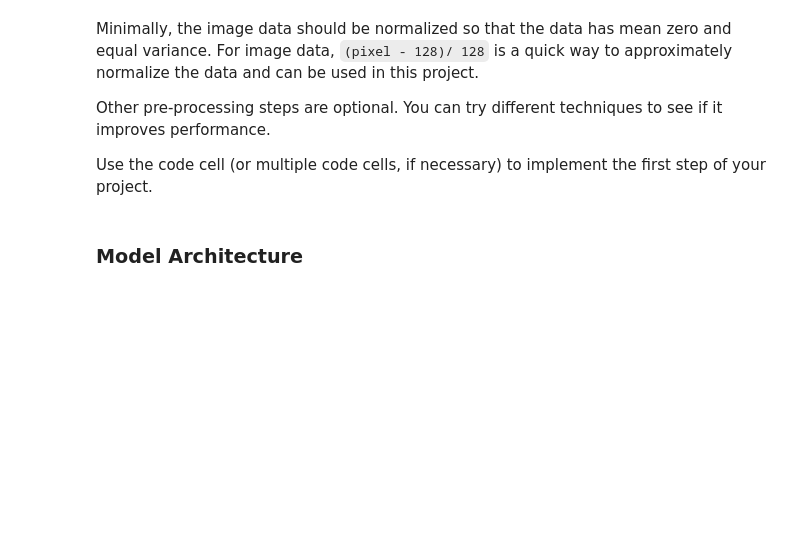
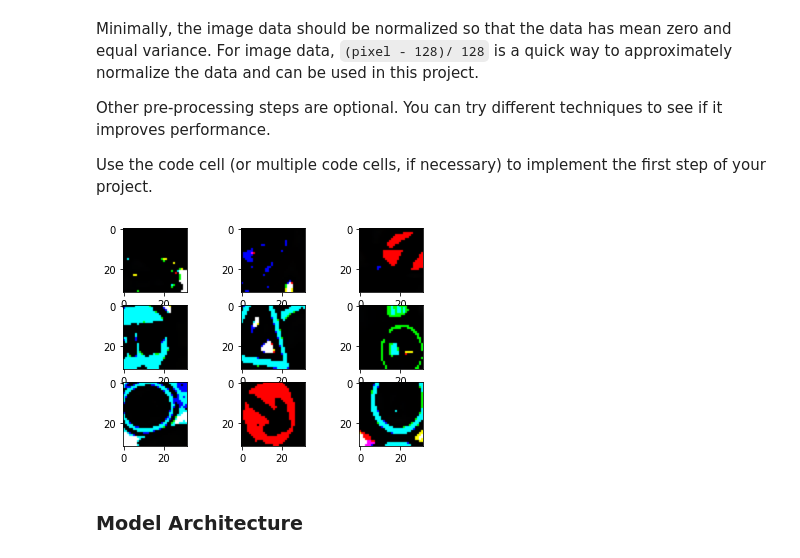
Before and after one commit to RamadanAhmed/CarND-Traffic-Sign-Classifier-Project, a Jupyter notebook: Traffic_Sign_Classifier.ipynb, the cells around one changed output. Drawn from its saved outputs; the diff is of its cells as text; code cells hidden in the pictures; blank space fills up the shorter version.

Commit message:
Add Pre-processing Step using Keras

```diff
--- a/Traffic_Sign_Classifier.ipynb
+++ b/Traffic_Sign_Classifier.ipynb
@@ -127,6 +138,46 @@ Use the code cell (or multiple code cells, if necessary) to implement the first
 ### Preprocess the data here. It is required to normalize the data. Other preprocessing steps could include
 ### converting to grayscale, etc.
 ### Feel free to use as many code cells as needed.
+from tensorflow.keras.preprocessing.image import load_img
+from tensorflow.keras.preprocessing.image import img_to_array
+from tensorflow.keras.preprocessing.image import ImageDataGenerator
+
+from sklearn.utils import shuffle
+
+X_train, y_train = shuffle(X_train, y_train)
+
+def normalize_function(image_aug):
+    return (image-128) / 128
+
+datagen = ImageDataGenerator(
+    samplewise_center=True,
+    samplewise_std_normalization=True,
+    rotation_range=20,
+    width_shift_range=0.2,
+    height_shift_range=0.2,
+    brightness_range=[0.2,1.0],
+    zoom_range=[0.5,1.0],
+)
+
+datagen.fit(X_train)
+# %%
+from matplotlib import pyplot
+# Visualize Pre-processing
+it = datagen.flow(X_train, batch_size=1)
+# generate samples and plot
+for i in range(9):
+    # define subplot
+    pyplot.subplot(330 + 1 + i)
+    # generate batch of images
+    batch = it.next()
+    # convert to unsigned integers for viewing
+    image = batch[0].astype('uint8')
+    # plot raw pixel data
+    pyplot.imshow(image)
+# show the figure
+pyplot.show()
+# %% [output]
+[figure, added]
 # %% [markdown]
 ### Model Architecture
 # %%
```
Also changed, not shown: parts of 4 cells of this notebook.
